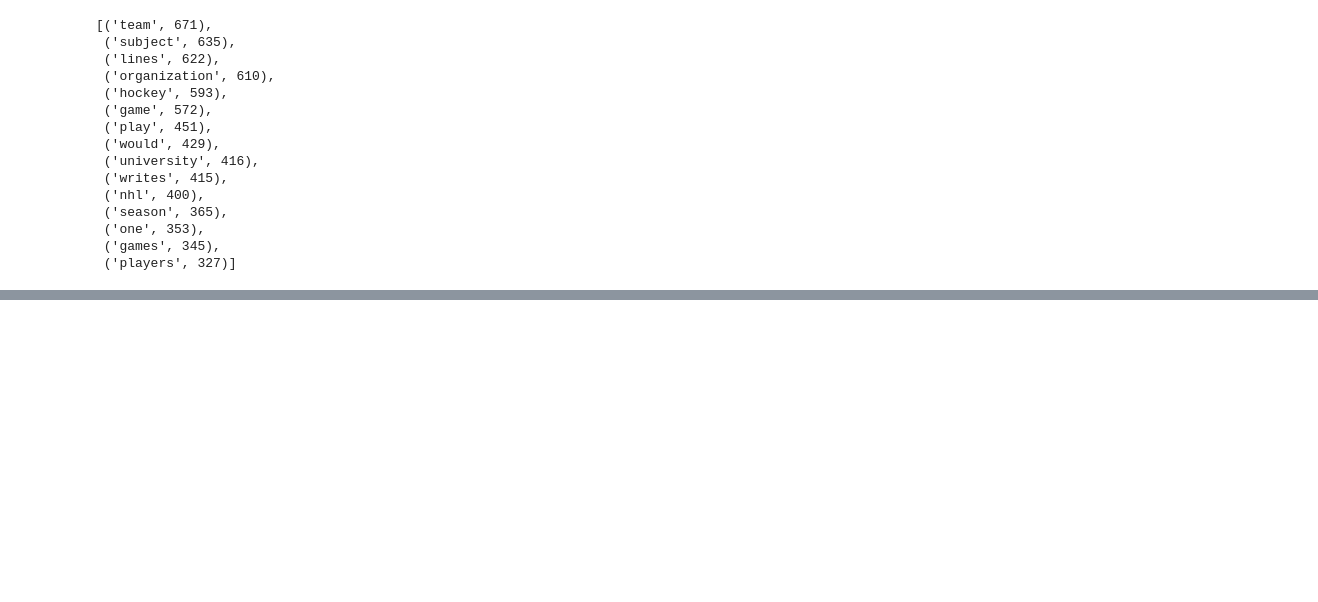
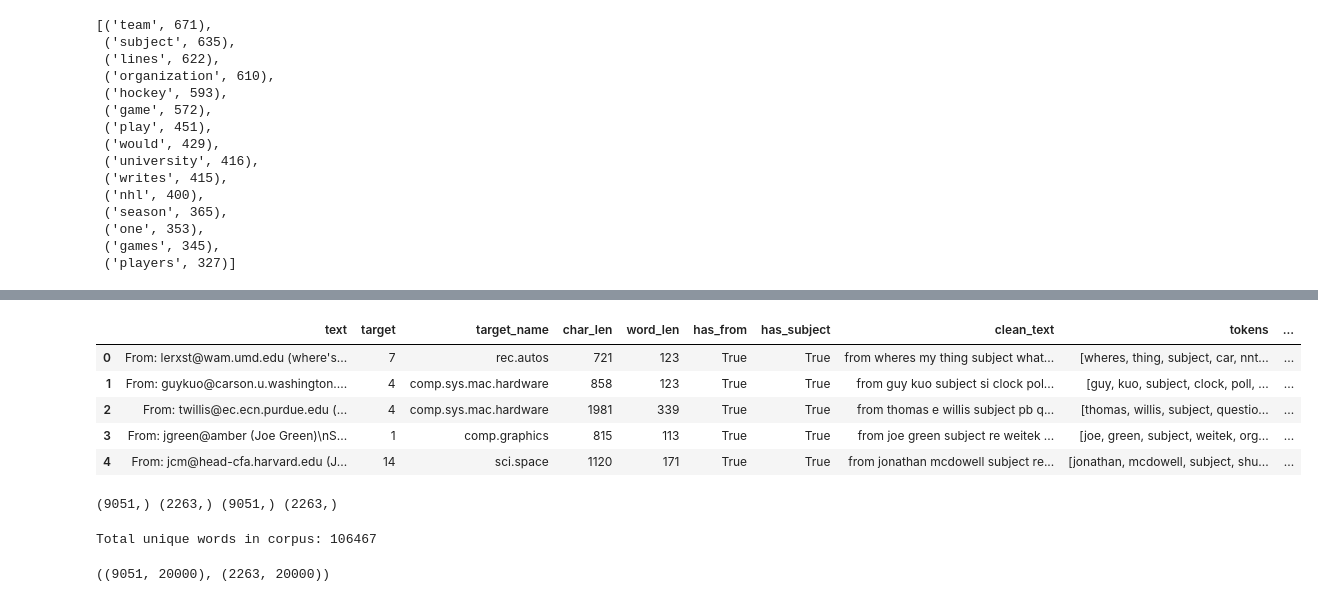
Before and after one commit to Yukesh432/training-session-hackademia, a Jupyter notebook: notebooks/text_eda.ipynb, the cells around one changed output, grey strips where cells are left out. Cells and saved outputs as stored; diff of their text form; code cells hidden in the pictures; blank space fills up the shorter version.

```diff
--- a/notebooks/text_eda.ipynb
+++ b/notebooks/text_eda.ipynb
@@ -443,0 +586,9 @@ Successfully installed wordcloud-1.9.6
+# %%
+df.head()
+# %% [output]
+|  | text | target | target_name | char_len | word_len | has_from | has_subject | clean_text | tokens | ... |
+| 0 | From: lerxst@wam.umd.edu (where's... | 7 | rec.autos | 721 | 123 | True | True | from wheres my thing subject what... | [wheres, thing, subject, car, nnt... | ... |
+| 1 | From: guykuo@carson.u.washington.... | 4 | comp.sys.mac.hardware | 858 | 123 | True | True | from guy kuo subject si clock pol... | [guy, kuo, subject, clock, poll, ... | ... |
+| 2 | From: twillis@ec.ecn.purdue.edu (... | 4 | comp.sys.mac.hardware | 1981 | 339 | True | True | from thomas e willis subject pb q... | [thomas, willis, subject, questio... | ... |
+| 3 | From: jgreen@amber (Joe Green)\nS... | 1 | comp.graphics | 815 | 113 | True | True | from joe green subject re weitek ... | [joe, green, subject, weitek, org... | ... |
+| 4 | From: jcm@head-cfa.harvard.edu (J... | 14 | sci.space | 1120 | 171 | True | True | from jonathan mcdowell subject re... | [jonathan, mcdowell, subject, shu... | ... |
@@ -443,0 +601,10 @@ Successfully installed wordcloud-1.9.6
+# %%
+print(X_train.shape, X_test.shape, y_train.shape, y_test.shape)
+# %% [output]
+(9051,) (2263,) (9051,) (2263,)
+# %%
+# unique words count in entire corpus
+unique_words = set(word for text in df["clean_text"] for word in text.split())
+print(f"Total unique words in corpus: {len(unique_words)}")
+# %% [output]
+Total unique words in corpus: 106467
@@ -443,0 +623,4 @@ Successfully installed wordcloud-1.9.6
+# %%
+X_train_bow.shape, X_test_bow.shape
+# %% [output]
+((9051, 20000), (2263, 20000))
```
Also changed, not shown: parts of 30 cells of this notebook.
